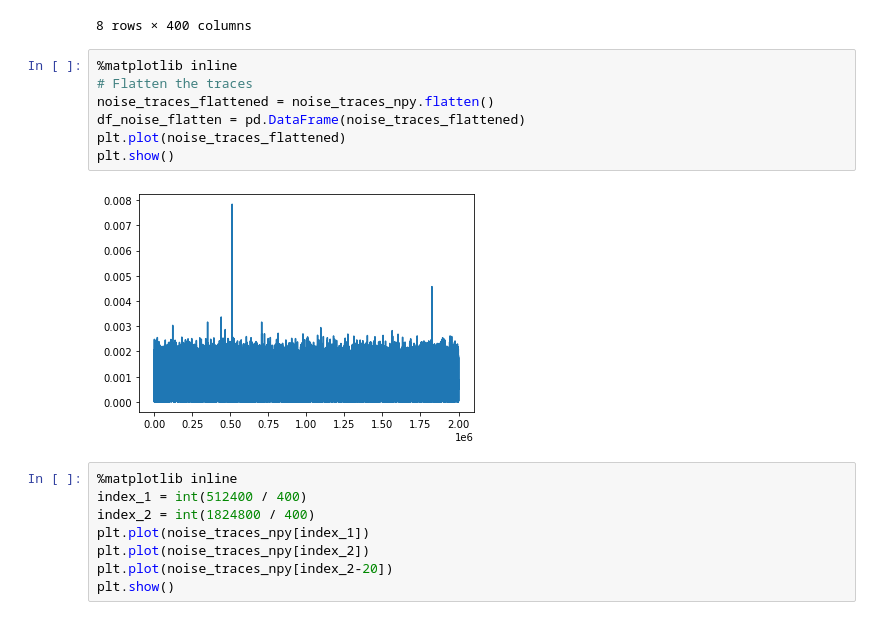
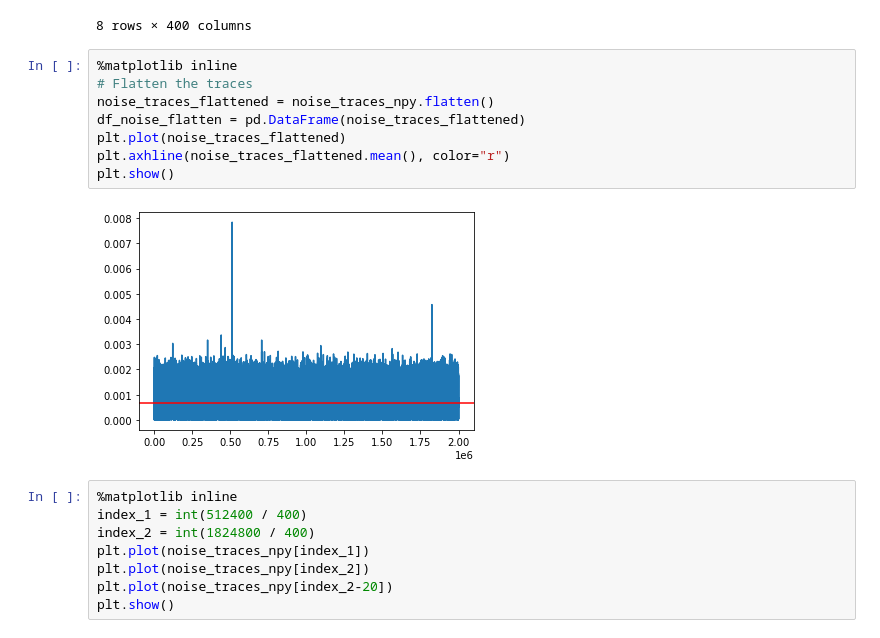
Before and after one commit to axelzedigh/MasterThesisResults, a Jupyter notebook: notebooks/Noise_visualization.ipynb, the cells around one changed output. Saved outputs shown, nothing was run; the diff lists cells and outputs as text.

Commit message:
Minor noise notebook addition (axhline).

```diff
--- a/notebooks/Noise_visualization.ipynb
+++ b/notebooks/Noise_visualization.ipynb
@@ -29,12 +29,13 @@ noise_traces_df.describe()
 # %%
 %matplotlib inline
 # Flatten the traces
 noise_traces_flattened = noise_traces_npy.flatten()
 df_noise_flatten = pd.DataFrame(noise_traces_flattened)
 plt.plot(noise_traces_flattened)
+plt.axhline(noise_traces_flattened.mean(), color="r")
 plt.show()
 # %% [output]
-[figure, old version]
+[figure, new version]
 # %%
 %matplotlib inline
 index_1 = int(512400 / 400)
```
Also changed, not shown: parts of 1 cell of this notebook.
